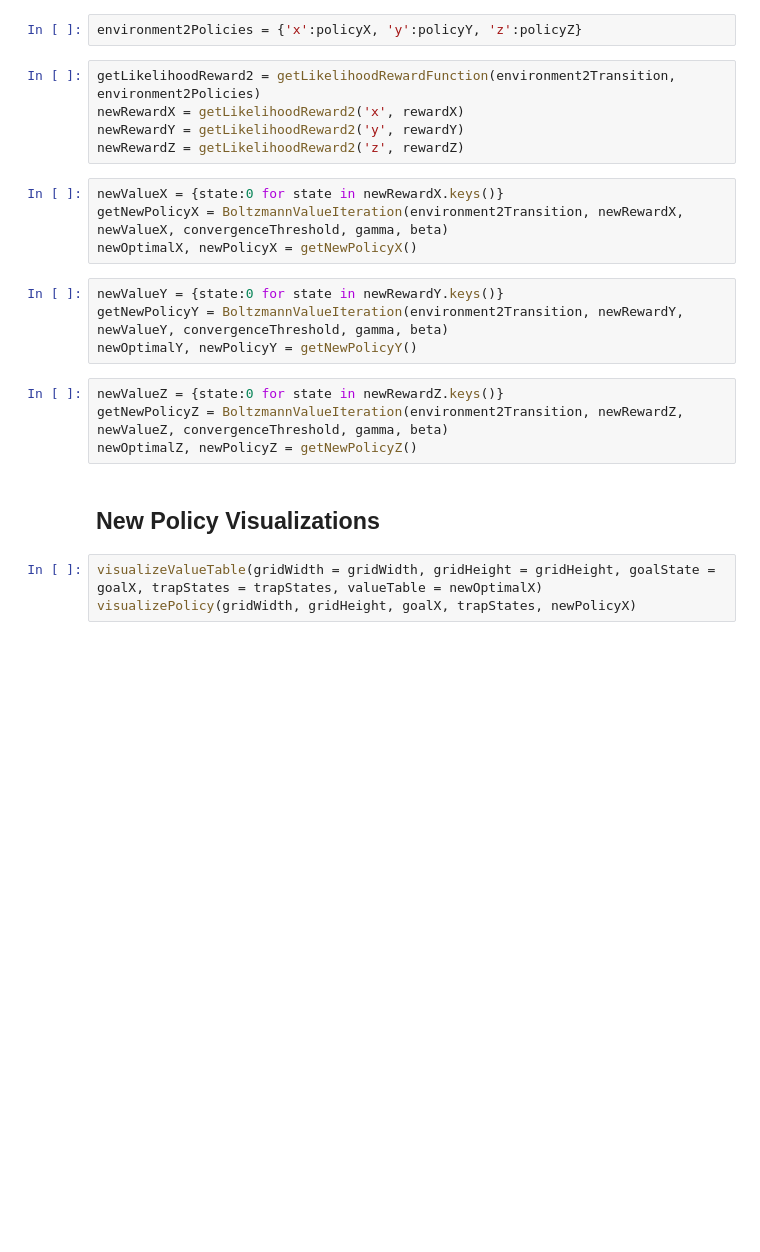
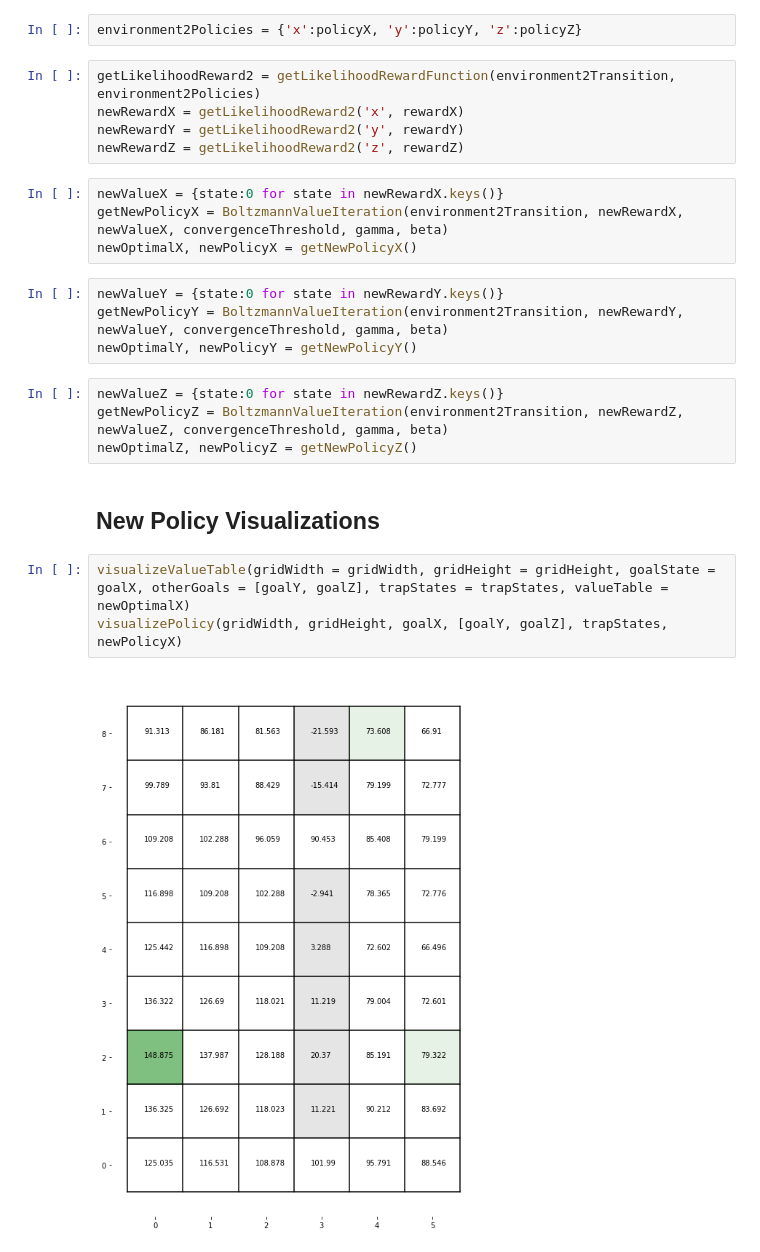
Before and after one commit to stacyste/TheoryOfMindInferenceModels, a Jupyter notebook: Week4-5-CooperativeSignaling/LikelihoodRatioReward.ipynb, the cells around one changed output. Drawn from its saved outputs; the diff is of its cells as text; blank space fills up the shorter version.

```diff
--- a/Week4-5-CooperativeSignaling/LikelihoodRatioReward.ipynb
+++ b/Week4-5-CooperativeSignaling/LikelihoodRatioReward.ipynb
@@ -331,5 +336,7 @@ newOptimalZ, newPolicyZ = getNewPolicyZ()
 # %% [markdown]
 ## New Policy Visualizations
 # %%
-visualizeValueTable(gridWidth = gridWidth, gridHeight = gridHeight, goalState = goalX, trapStates = trapStates, valueTable = newOptimalX)
-visualizePolicy(gridWidth, gridHeight, goalX, trapStates, newPolicyX)
+visualizeValueTable(gridWidth = gridWidth, gridHeight = gridHeight, goalState = goalX, otherGoals = [goalY, goalZ], trapStates = trapStates, valueTable = newOptimalX)
+visualizePolicy(gridWidth, gridHeight, goalX, [goalY, goalZ], trapStates, newPolicyX)
+# %% [output]
+[figure, added]
```
Also changed, not shown: parts of 4 cells of this notebook, 4 other files.
